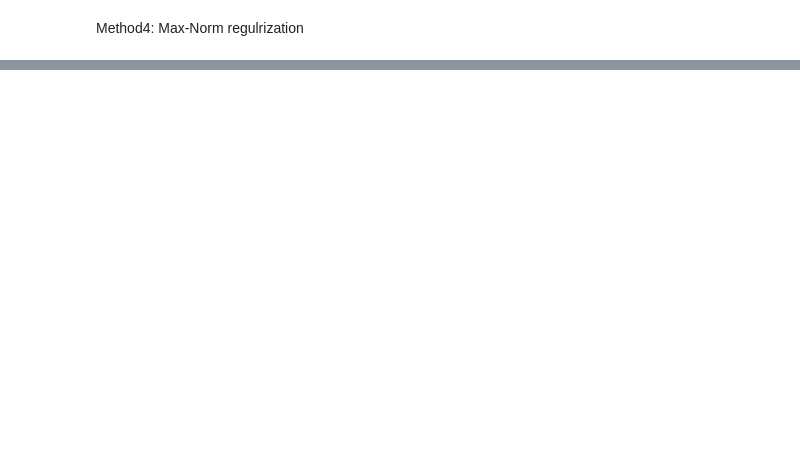
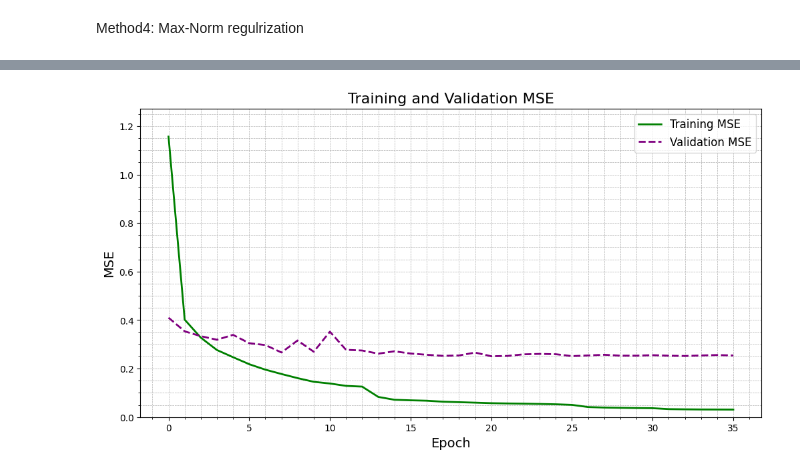
Before and after one commit to waritkan/Car_price_prediction_using_mlp_regression, a Jupyter notebook: Car_price_prediction.ipynb, the cells around one changed output, grey strips where cells are left out. Saved outputs shown, nothing was run; the diff lists cells and outputs as text; code cells hidden in the pictures; blank space fills up the shorter version.

```diff
--- a/Car_price_prediction.ipynb
+++ b/Car_price_prediction.ipynb
@@ -584,0 +643,17 @@ The RMSE value is:  0.25191572308540344
+# %%
+def plot_mse(history):
+    plt.figure(figsize=(12, 6))
+    plt.plot(history.history['mse'], color='green', linestyle='-', linewidth=2, label='Training MSE')
+    plt.plot(history.history['val_mse'], color='purple', linestyle='--', linewidth=2, label='Validation MSE')
+    plt.ylim([0, max(max(history.history['mse']), max(history.history['val_mse'])) * 1.1])
+    plt.xlabel('Epoch', fontsize=14)
+    plt.ylabel('MSE', fontsize=14)
+    plt.title('Training and Validation MSE', fontsize=16)
+    plt.legend(loc='upper right', fontsize=12)
+    plt.grid(True, which='both', linestyle='--', linewidth=0.5)
+    plt.minorticks_on()
+    plt.show()
+
+plot_mse(history)
+# %% [output]
+[figure, added]
```
Also changed, not shown: parts of 12 cells of this notebook.
